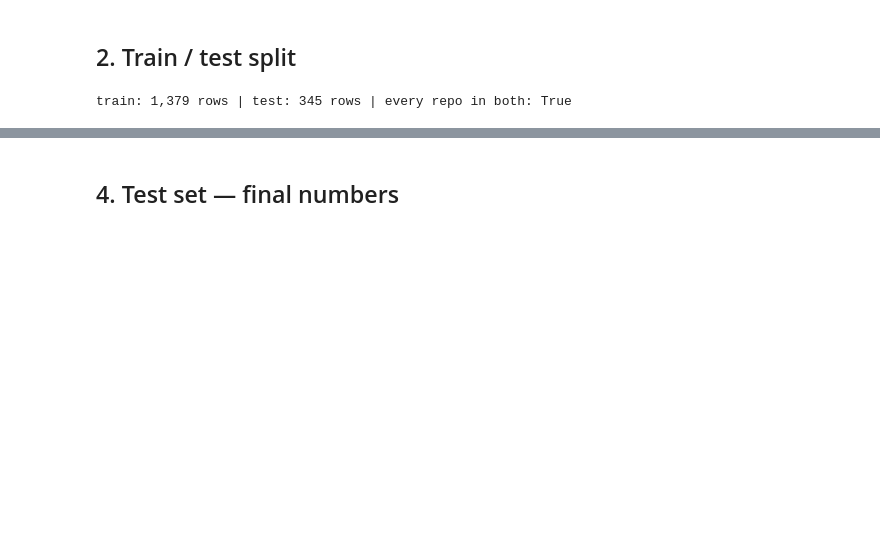
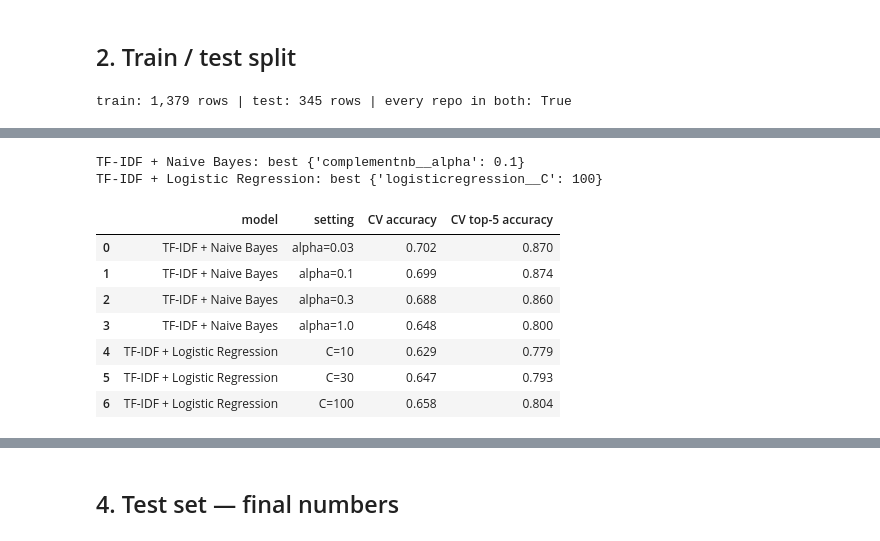
Before and after one commit to iftekhar-ifat/op3nsrc, a Jupyter notebook: notebooks/classification.ipynb, the cells around one changed output, grey strips where cells are left out. Drawn from its saved outputs; the diff is of its cells as text; code cells hidden in the pictures; blank space fills up the shorter version.

```diff
--- a/notebooks/classification.ipynb
+++ b/notebooks/classification.ipynb
@@ -89,0 +75,28 @@ Best model (cross-validation): TF-IDF + Naive Bayes
+# %%
+cv = StratifiedKFold(n_splits=4, shuffle=True, random_state=42)
+top5 = make_scorer(top_k_accuracy_score, response_method="predict_proba", k=5, labels=np.unique(train.repo))
+scoring = {"accuracy": "accuracy", "top-5 accuracy": top5}
+
+models = make_classifiers()
+grid_rows = []
+for name, grid in PARAM_GRIDS.items():
+    search = GridSearchCV(models[name], grid, cv=cv, scoring=scoring, refit="top-5 accuracy")
+    search.fit(train.text, train.repo)
+    models[name] = search.best_estimator_
+    for params, acc, t5 in zip(search.cv_results_["params"], search.cv_results_["mean_test_accuracy"],
+                               search.cv_results_["mean_test_top-5 accuracy"]):
+        grid_rows.append({"model": name, "setting": ", ".join(f"{k.split('__')[1]}={v}" for k, v in params.items()),
+                          "CV accuracy": acc, "CV top-5 accuracy": t5})
+    print(f"{name}: best {search.best_params_}")
+pd.DataFrame(grid_rows).round(3)
+# %% [output]
+TF-IDF + Naive Bayes: best {'complementnb__alpha': 0.1}
+TF-IDF + Logistic Regression: best {'logisticregression__C': 100}
+|  | model | setting | CV accuracy | CV top-5 accuracy |
+| 0 | TF-IDF + Naive Bayes | alpha=0.03 | 0.702 | 0.870 |
+| 1 | TF-IDF + Naive Bayes | alpha=0.1 | 0.699 | 0.874 |
+| 2 | TF-IDF + Naive Bayes | alpha=0.3 | 0.688 | 0.860 |
+| 3 | TF-IDF + Naive Bayes | alpha=1.0 | 0.648 | 0.800 |
+| 4 | TF-IDF + Logistic Regression | C=10 | 0.629 | 0.779 |
+| 5 | TF-IDF + Logistic Regression | C=30 | 0.647 | 0.793 |
+| 6 | TF-IDF + Logistic Regression | C=100 | 0.658 | 0.804 |
```
Also changed, not shown: parts of 15 cells of this notebook, 10 other files.
